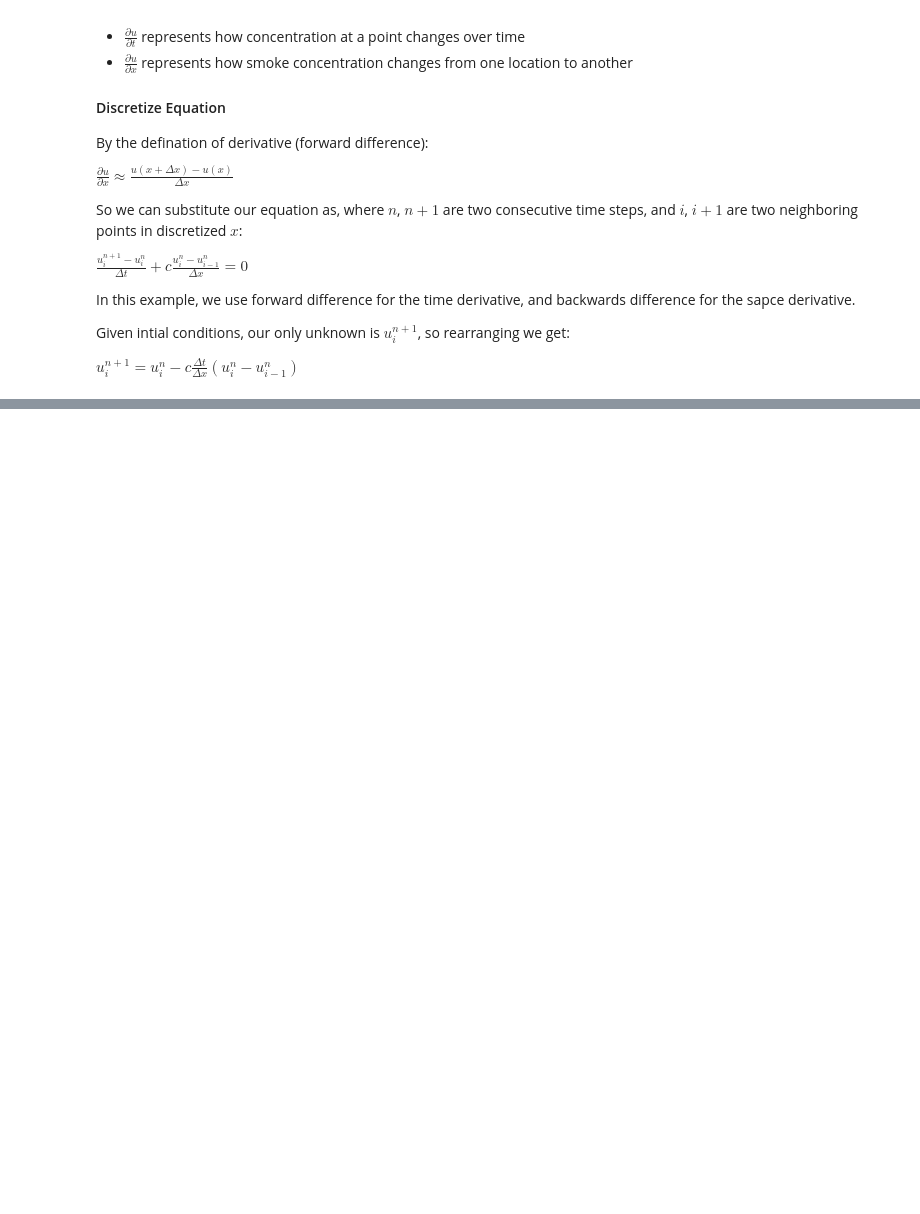
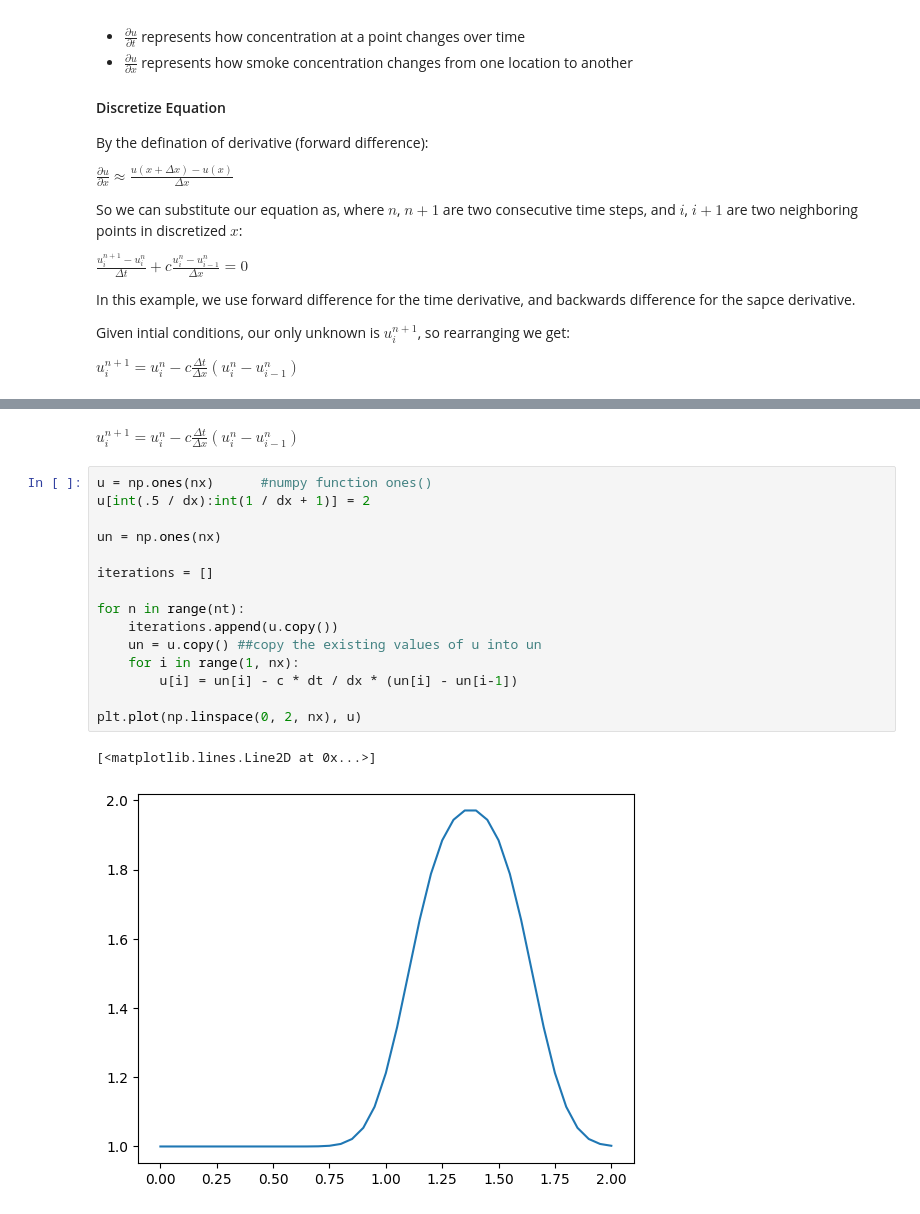
Before and after one commit to albertsun0/CFD-notes, a Jupyter notebook: 1-1d-linear-convection/notes.ipynb, the cells around one changed output, grey strips where cells are left out. Drawn from its saved outputs; the diff is of its cells as text; blank space fills up the shorter version.

```diff
--- a/1-1d-linear-convection/notes.ipynb
+++ b/1-1d-linear-convection/notes.ipynb
@@ -48,0 +60,20 @@ c = 1 # wave speed
+# %% [markdown]
+$u_i^{n+1} = u_i^n - c \frac{\Delta t}{\Delta x} (u_{i}^{n} - u_{i-1}^n) $
+# %%
+u = np.ones(nx)      #numpy function ones()
+u[int(.5 / dx):int(1 / dx + 1)] = 2
+
+un = np.ones(nx)
+
+iterations = []
+
+for n in range(nt):
+    iterations.append(u.copy())
+    un = u.copy() ##copy the existing values of u into un
+    for i in range(1, nx):
+        u[i] = un[i] - c * dt / dx * (un[i] - un[i-1])
+
+plt.plot(np.linspace(0, 2, nx), u)
+# %% [output]
+[<matplotlib.lines.Line2D at 0x...>]
+[figure, added]
```
Also changed, not shown: parts of 3 cells of this notebook.
